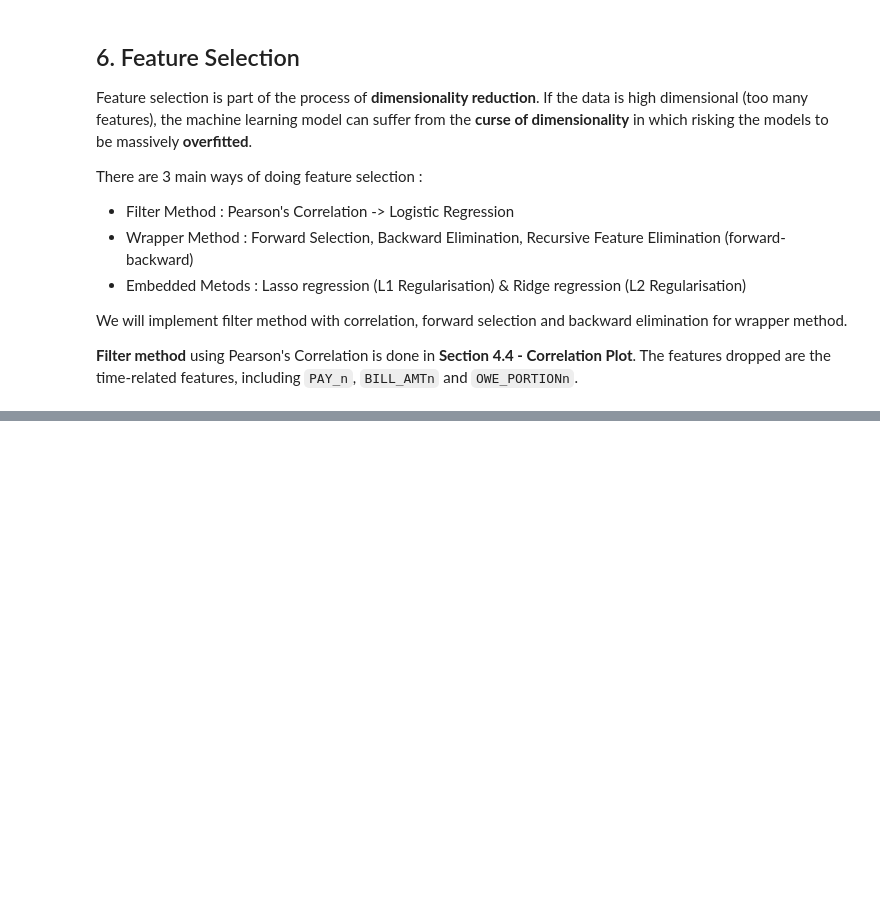
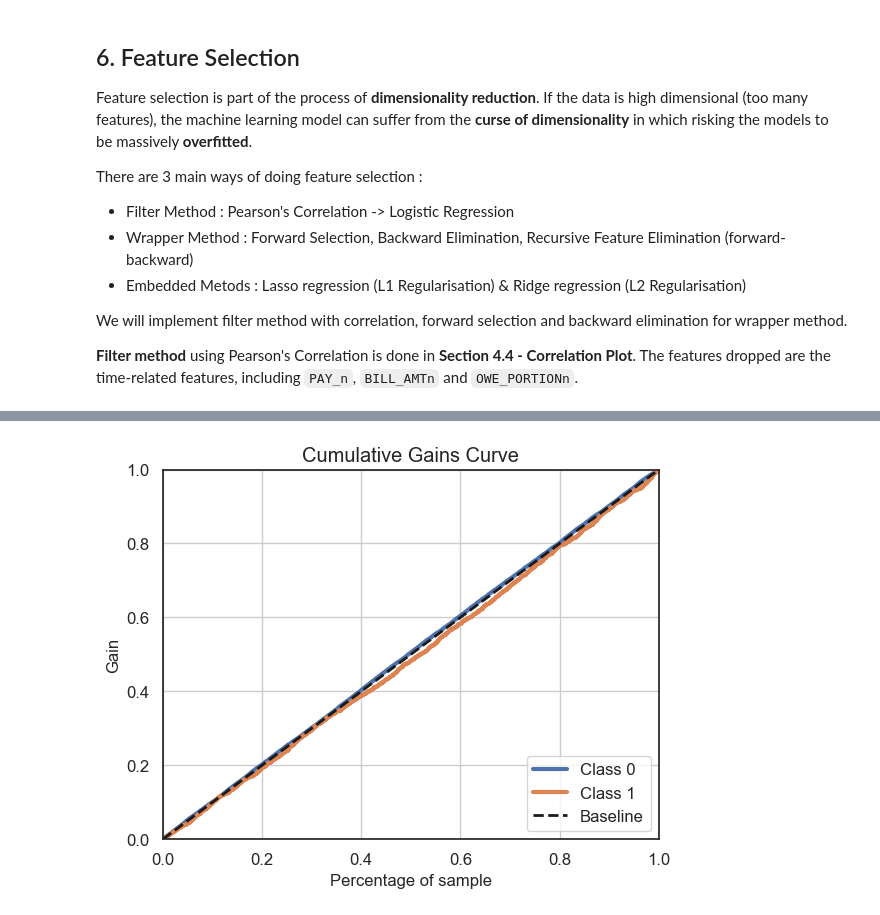
Before and after one commit to lihuicham/default-credit-card-clients-prediction, a Jupyter notebook: ProjectCode-Python.ipynb, the cells around one changed output, grey strips where cells are left out. Cells and saved outputs as stored; diff of their text form; code cells hidden in the pictures; blank space fills up the shorter version.

```diff
--- a/ProjectCode-Python.ipynb
+++ b/ProjectCode-Python.ipynb
@@ -1385,0 +1034,7 @@ plt.show()
+# %%
+# plot Cumulative Gains Curve for Baseline model on test data
+
+skplt.metrics.plot_cumulative_gain(y_test, y_pred_proba_baseline_full)
+plt.show()
+# %% [output]
+[figure, added]
```
Also changed, not shown: parts of 149 cells of this notebook.
